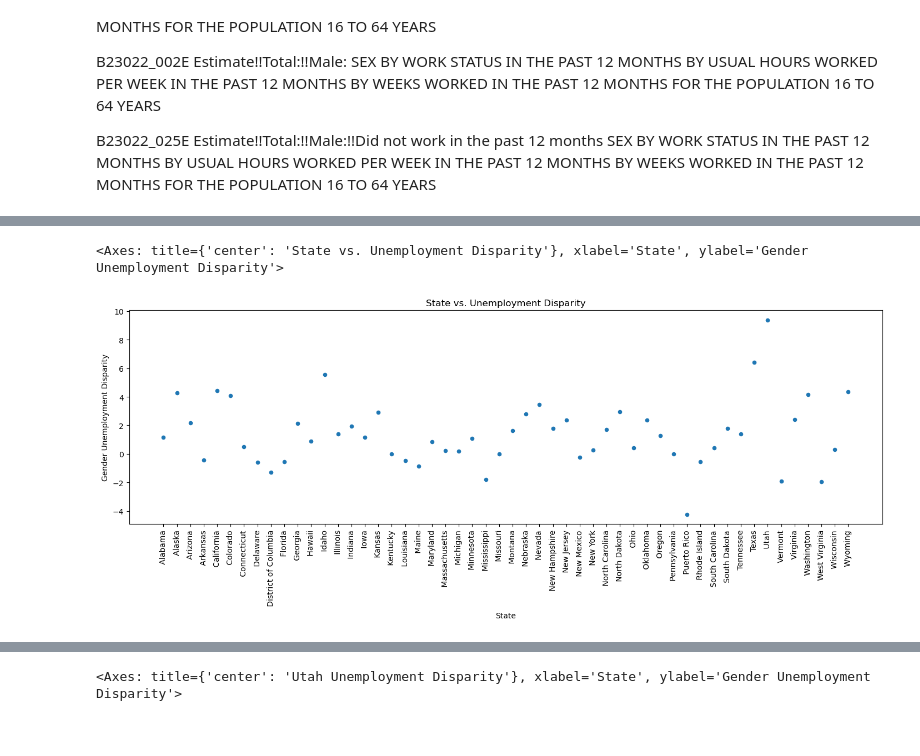
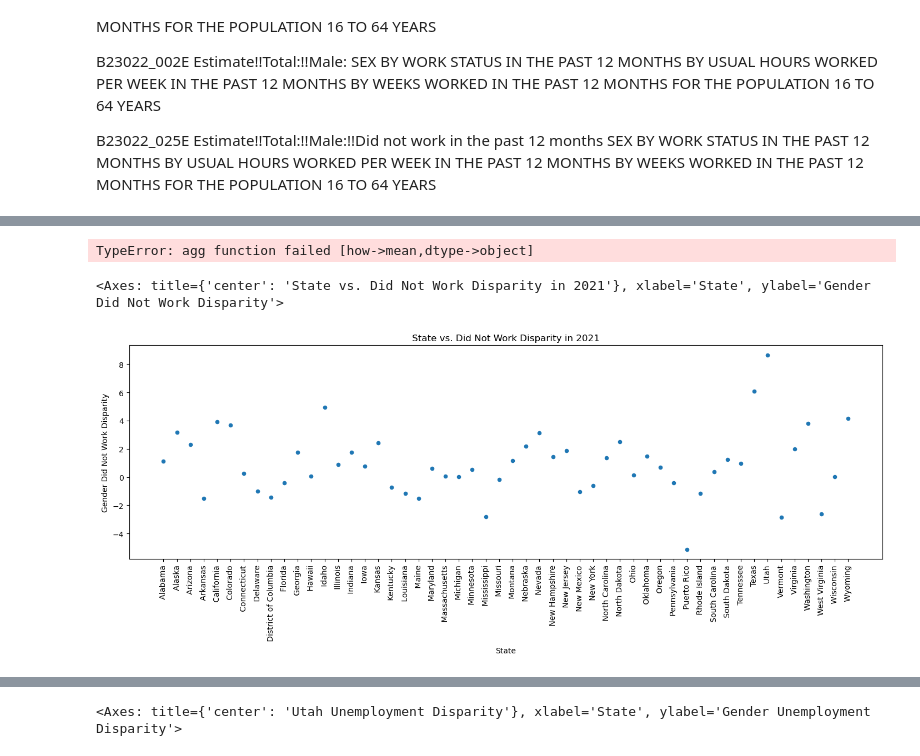
Before and after one commit to Nathanhans/Project_1, a Jupyter notebook: Nathan_Analysis/Data/census_dataframe.ipynb, the cells around one changed output, grey strips where cells are left out. Cells and saved outputs as stored; diff of their text form; code cells hidden in the pictures.

```diff
--- a/Nathan_Analysis/Data/census_dataframe.ipynb
+++ b/Nathan_Analysis/Data/census_dataframe.ipynb
@@ -132,4 +131,6 @@ Number of rows in the DataFrame: 2197
 
 #census_pd_combined.to_csv("census_data.csv", encoding="utf-8", index=False)
 
-census_pd_combined = pd.read_csv("../Data/census_data.csv")
+#census_pd_combined = pd.read_csv("../Data/census_data.csv")
+
+census_pd_combined
@@ -150,18 +165,25 @@ census_pd_combined.head()
+# %%
+#Summary Statistics for Male & Female DNW Rates, Disparity, Poverty Rates by year
+
+census_pd_combined_groupby = census_pd_combined.groupby(['Year'],as_index= False)
+census_pd_combined_groupby.agg(['mean'])
+# %% [output]
+TypeError: agg function failed [how->mean,dtype->object]
 # %%
 # Build the scatter plots for DNW & State
-
-census_pd_combined_groupby = census_pd_combined.groupby(['State Name'],as_index= False)
+census_data_2021 = census_pd_combined.loc[census_pd_combined['Year'] == 2021]
+census_pd_combined_groupby = census_data_2021.groupby(['State Name'],as_index= False)
 census_pd_combined_mean = census_pd_combined_groupby['DNW Delta'].mean()
 census_pd_combined_mean_df = pd.DataFrame(census_pd_combined_mean)
 census_pd_combined_mean_df
 
-title = 'State vs. Unemployment Disparity'
+title = 'State vs. Did Not Work Disparity in 2021'
 xlabel = 'State'
-ylabel = 'Gender Unemployment Disparity'
+ylabel = 'Gender Did Not Work Disparity'
 census_pd_combined_mean_df.plot.scatter(x = 'State Name', y = 'DNW Delta', title = title, xlabel = xlabel, ylabel = ylabel,figsize=(17.5,5),rot = 90)
 # %% [output]
-<Axes: title={'center': 'State vs. Unemployment Disparity'}, xlabel='State', ylabel='Gender Unemployment Disparity'>
+<Axes: title={'center': 'State vs. Did Not Work Disparity in 2021'}, xlabel='State', ylabel='Gender Did Not Work Disparity'>
-[figure, old version]
+[figure, new version]
 # %%
 # Build the scatter plots for all states Over Time
 
```
Also changed, not shown: parts of 8 cells of this notebook, 2 other files.
